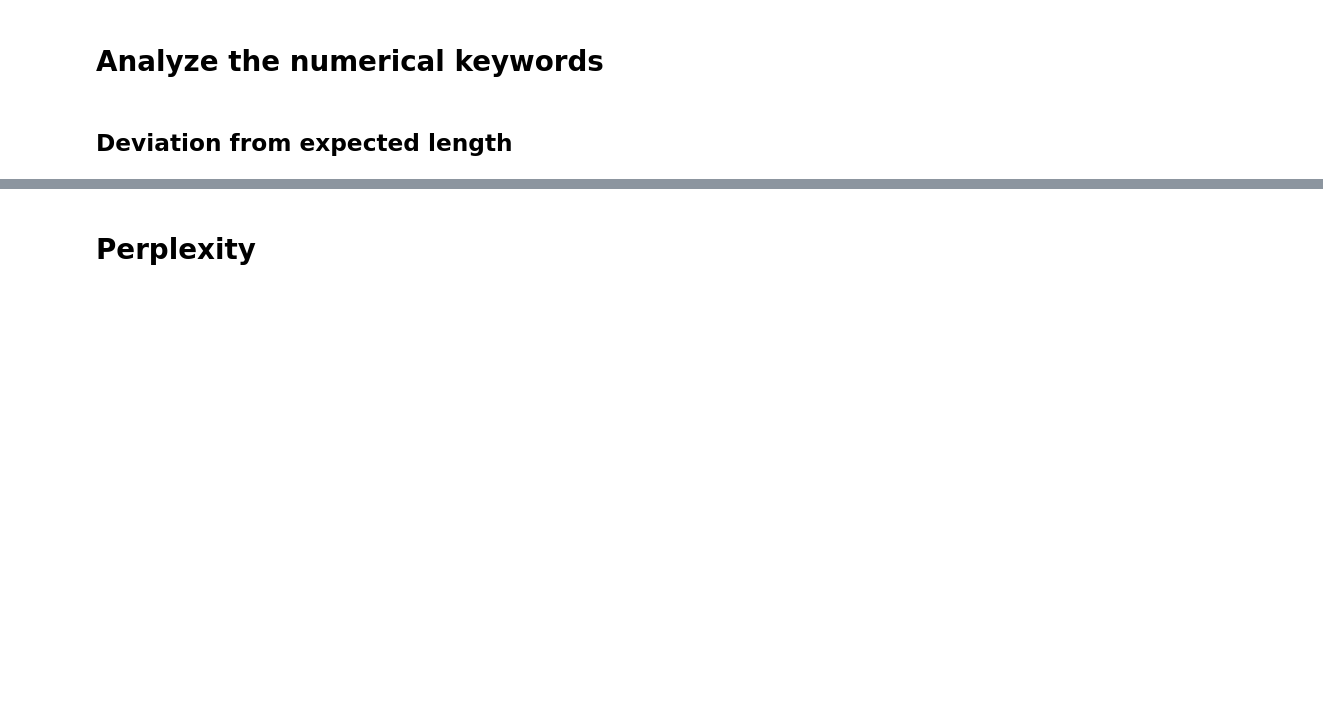
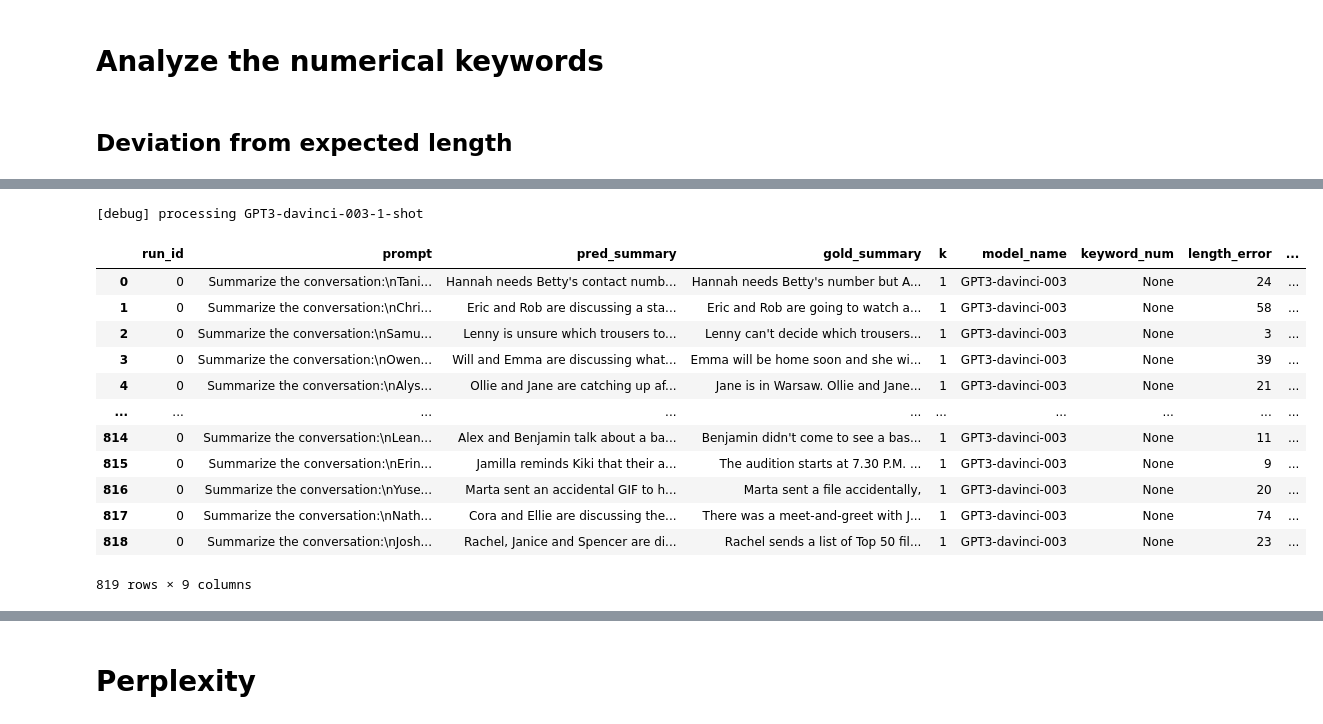
Before and after one commit to t170815518/control_dialogue_summarization_evaluation_benchmark, a Jupyter notebook: wandb.ipynb, the cells around one changed output, grey strips where cells are left out. Cells and saved outputs as stored; diff of their text form; code cells hidden in the pictures; blank space fills up the shorter version.

```diff
--- a/wandb.ipynb
+++ b/wandb.ipynb
@@ -579,7 +590,7 @@ response_examples[:5]
 ## Deviation from expected length
 # %%
 # iterate over completed runs to get summaries table
-MODEL_FAMILY = ['google/mt5-xl']
+MODEL_FAMILY = ['GPT3-davinci-003']
 
 run2metric_table = {}
 for run in tqdm(runs):
@@ -591,7 +602,9 @@ for run in tqdm(runs):
     print('parsing run {}'.format(run.name))
     files = run.files()
     metric_file = [file for file in files if 'Summaries Table' in getattr(file, 'name', '')]
-    assert len(metric_file) >= 1
+    if len(metric_file) < 1:
+        print('[WARN] no metric_file is found at {}, and it is skipped'.format(run.name))
+        continue
     metric_file = metric_file[0]
     f = metric_file.download(root='wandb', replace=True)
     metrics = json.load(f)
@@ -618,29 +655,44 @@ run2metric_table
 # %%
 
 # ks: uncontrolled keys
-# ks = [x for x in run2metric_table.keys() if ('length' not in x and 'keyword' not in x and 'replaceName' not in x)]
+ks = [x for x in run2metric_table.keys() if ('length' not in x and 'keyword' not in x and 'replaceName' not in x)]
 # ks: controlled setting
-ks = [x for x in run2metric_table.keys() if ('length' in x)]
+# ks = [x for x in run2metric_table.keys() if ('length' in x)]
 
 
 length_df = []
 for k in ks:
     print('[debug] processing {}'.format(k))
     run_df = run2metric_table[k]
     lengths = []
 
     for _, row in run_df.iterrows():
         words = [word.lower() for word in nltk.word_tokenize(row['gold_summary']) if word not in string.punctuation]
         control_length = len(words)
 
         words = [word.lower() for word in nltk.word_tokenize(row['pred_summary']) if word not in string.punctuation]
         actual_length = len(words)
 
         row['length_error'] = abs(control_length - actual_length)
         row['run_name'] = k
 
         length_df.append(row)
 length_df = pd.DataFrame(length_df)
 length_df
+# %% [output]
+[debug] processing GPT3-davinci-003-1-shot
+|  | run_id | prompt | pred_summary | gold_summary | k | model_name | keyword_num | length_error | ... |
+| 0 | 0 | Summarize the conversation:\nTani... | Hannah needs Betty's contact numb... | Hannah needs Betty's number but A... | 1 | GPT3-davinci-003 | None | 24 | ... |
+| 1 | 0 | Summarize the conversation:\nChri... | Eric and Rob are discussing a sta... | Eric and Rob are going to watch a... | 1 | GPT3-davinci-003 | None | 58 | ... |
+| 2 | 0 | Summarize the conversation:\nSamu... | Lenny is unsure which trousers to... | Lenny can't decide which trousers... | 1 | GPT3-davinci-003 | None | 3 | ... |
+| 3 | 0 | Summarize the conversation:\nOwen... | Will and Emma are discussing what... | Emma will be home soon and she wi... | 1 | GPT3-davinci-003 | None | 39 | ... |
+| 4 | 0 | Summarize the conversation:\nAlys... | Ollie and Jane are catching up af... | Jane is in Warsaw. Ollie and Jane... | 1 | GPT3-davinci-003 | None | 21 | ... |
+| ... | ... | ... | ... | ... | ... | ... | ... | ... | ... |
+| 814 | 0 | Summarize the conversation:\nLean... | Alex and Benjamin talk about a ba... | Benjamin didn't come to see a bas... | 1 | GPT3-davinci-003 | None | 11 | ... |
+| 815 | 0 | Summarize the conversation:\nErin... | Jamilla reminds Kiki that their a... | The audition starts at 7.30 P.M. ... | 1 | GPT3-davinci-003 | None | 9 | ... |
+| 816 | 0 | Summarize the conversation:\nYuse... | Marta sent an accidental GIF to h... | Marta sent a file accidentally, | 1 | GPT3-davinci-003 | None | 20 | ... |
+| 817 | 0 | Summarize the conversation:\nNath... | Cora and Ellie are discussing the... | There was a meet-and-greet with J... | 1 | GPT3-davinci-003 | None | 74 | ... |
+| 818 | 0 | Summarize the conversation:\nJosh... | Rachel, Janice and Spencer are di... | Rachel sends a list of Top 50 fil... | 1 | GPT3-davinci-003 | None | 23 | ... |
+819 rows × 9 columns
 # %%
 length_df.groupby('k').mean()
```
Also changed, not shown: parts of 8 cells of this notebook.
